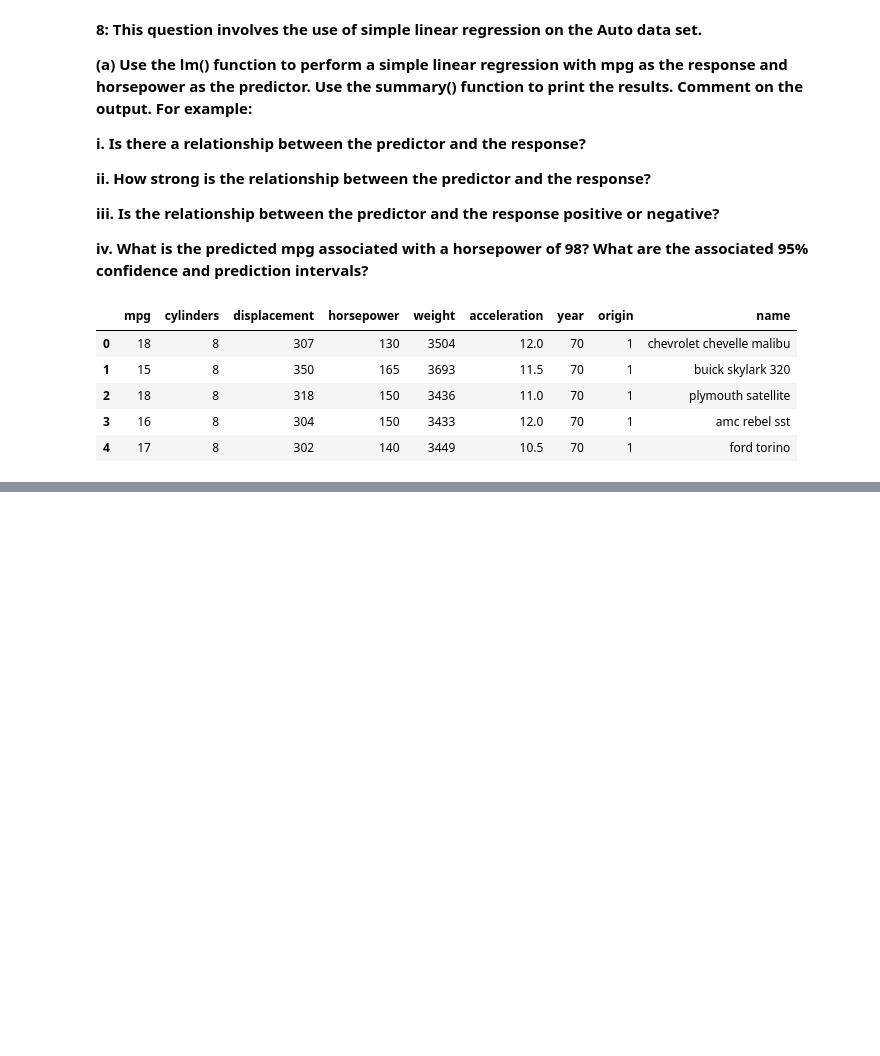
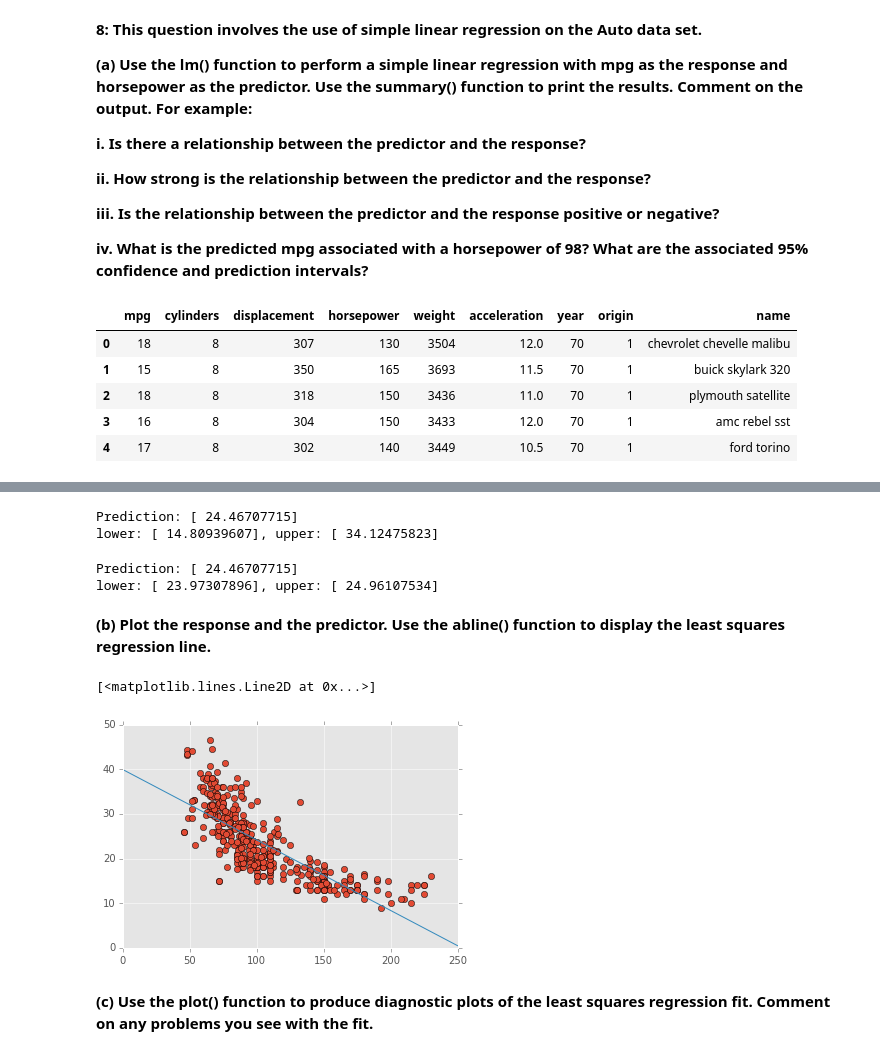
Before and after one commit to bleearmstrong/islr_python, a Jupyter notebook: chapter_03.ipynb, the cells around one changed output, grey strips where cells are left out. Drawn from its saved outputs; the diff is of its cells as text; code cells hidden in the pictures; blank space fills up the shorter version.

```diff
--- a/chapter_03.ipynb
+++ b/chapter_03.ipynb
@@ -35,0 +94,9 @@ auto.head()
+# %%
+from statsmodels.sandbox.regression.predstd import wls_prediction_std
+
+print('Prediction: {}'.format(results.predict((1, 98))))
+prdstd, int_l, int_u = wls_prediction_std(results, exog=(1, 98))
+print('lower: {}, upper: {}'.format(int_l, int_u))
+# %% [output]
+Prediction: [ 24.46707715]
+lower: [ 14.80939607], upper: [ 34.12475823]
@@ -35,0 +116,21 @@ auto.head()
+# %%
+pred, int_l, int_u = confidence_interval_pred(sm_auto_1, X['horsepower'], 98)
+print('Prediction: {}'.format(pred))
+print('lower: {}, upper: {}'.format(int_l, int_u))
+# %% [output]
+Prediction: [ 24.46707715]
+lower: [ 23.97307896], upper: [ 24.96107534]
+# %% [markdown]
+**(b) Plot the response and the predictor. Use the abline() function to display the least squares regression line.**
+# %%
+import numpy as np
+
+X_plot = np.linspace(0, 250 ,100)
+plt.figure()
+plt.plot(X['horsepower'], y, 'o')
+plt.plot(X_plot, X_plot*results.params[1] + results.params[0])
+# %% [output]
+[<matplotlib.lines.Line2D at 0x...>]
+[figure, added]
+# %% [markdown]
+**(c) Use the plot() function to produce diagnostic plots of the least squares regression fit. Comment on any problems you see with the fit.**
```
Also changed, not shown: parts of 5 cells of this notebook, 1 other file.
